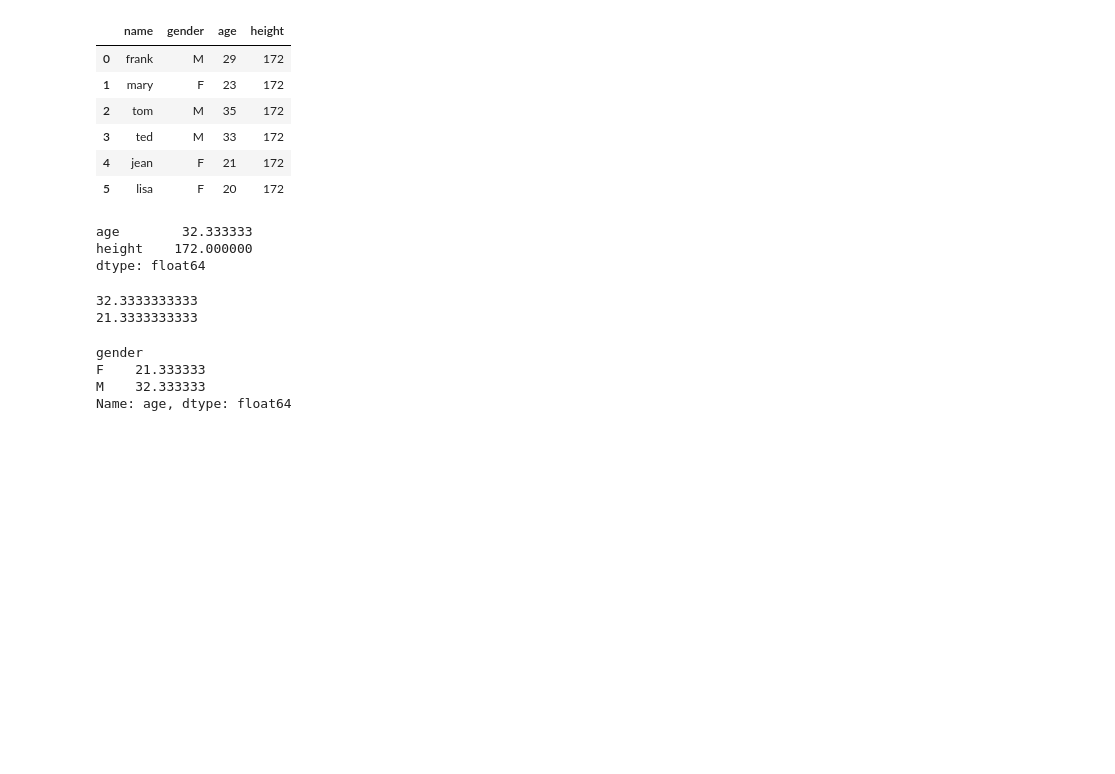
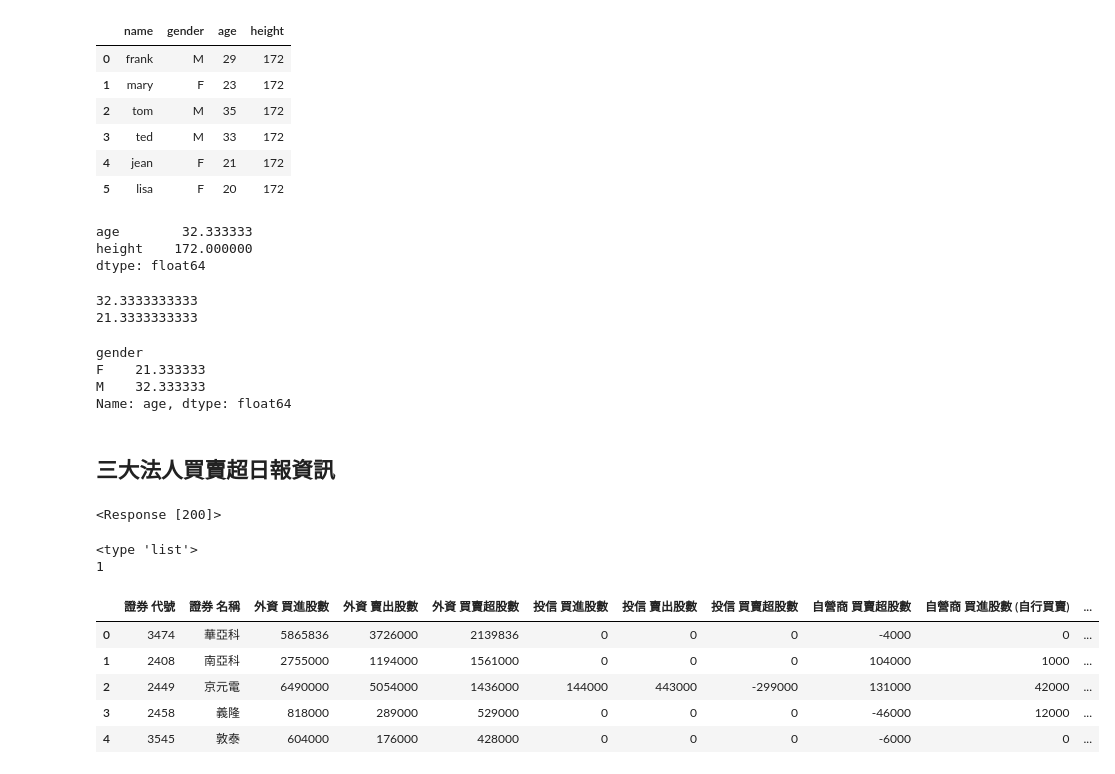
Before and after one commit to ywchiu/pyfinance, a Jupyter notebook: 20160508Demo.ipynb, the cells around one changed output. Saved outputs shown, nothing was run; the diff lists cells and outputs as text; code cells hidden in the pictures; blank space fills up the shorter version.

```diff
--- a/20160508Demo.ipynb
+++ b/20160508Demo.ipynb
@@ -642,3 +642,17 @@ gender
 F    21.333333
 M    32.333333
 Name: age, dtype: float64
+# %% [markdown]
+## 三大法人買賣超日報資訊
+# %%
+import requests
+url = 'http://www.twse.com.tw/ch/trading/fund/T86/T86.php'
+payload = {
+'qdate':'105/05/06',
+'select2':'24',
+'sorting':'by_issue'
+}
+res = requests.post( url, data=payload )
+#print res
+# %% [output]
+<Response [200]>
@@ -644,0 +664,9 @@ Name: age, dtype: float64
+# %%
+import pandas as pd
+# use prettify to convert object from tag to str
+dfs = pd.read_html(tb.prettify('utf-8'), encoding = 'utf-8')
+print type(dfs) # check the type of an object
+print len(dfs)
+# %% [output]
+<type 'list'>
+1
@@ -644,0 +675,9 @@ Name: age, dtype: float64
+# %%
+stockdf.head()
+# %% [output]
+|  | 證券 代號 | 證券 名稱 | 外資 買進股數 | 外資 賣出股數 | 外資 買賣超股數 | 投信 買進股數 | 投信 賣出股數 | 投信 買賣超股數 | 自營商 買賣超股數 | 自營商 買進股數 (自行買賣) | ... |
+| 0 | 3474 | 華亞科 | 5865836 | 3726000 | 2139836 | 0 | 0 | 0 | -4000 | 0 | ... |
+| 1 | 2408 | 南亞科 | 2755000 | 1194000 | 1561000 | 0 | 0 | 0 | 104000 | 1000 | ... |
+| 2 | 2449 | 京元電 | 6490000 | 5054000 | 1436000 | 144000 | 443000 | -299000 | 131000 | 42000 | ... |
+| 3 | 2458 | 義隆 | 818000 | 289000 | 529000 | 0 | 0 | 0 | -46000 | 12000 | ... |
+| 4 | 3545 | 敦泰 | 604000 | 176000 | 428000 | 0 | 0 | 0 | -6000 | 0 | ... |
```
Also changed, not shown: parts of 4 cells of this notebook.
